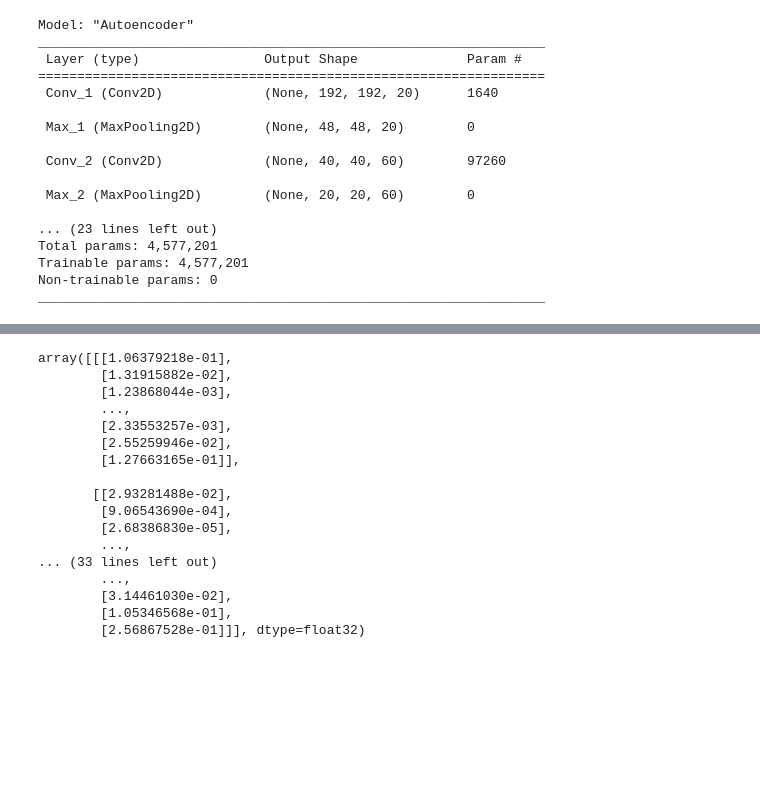
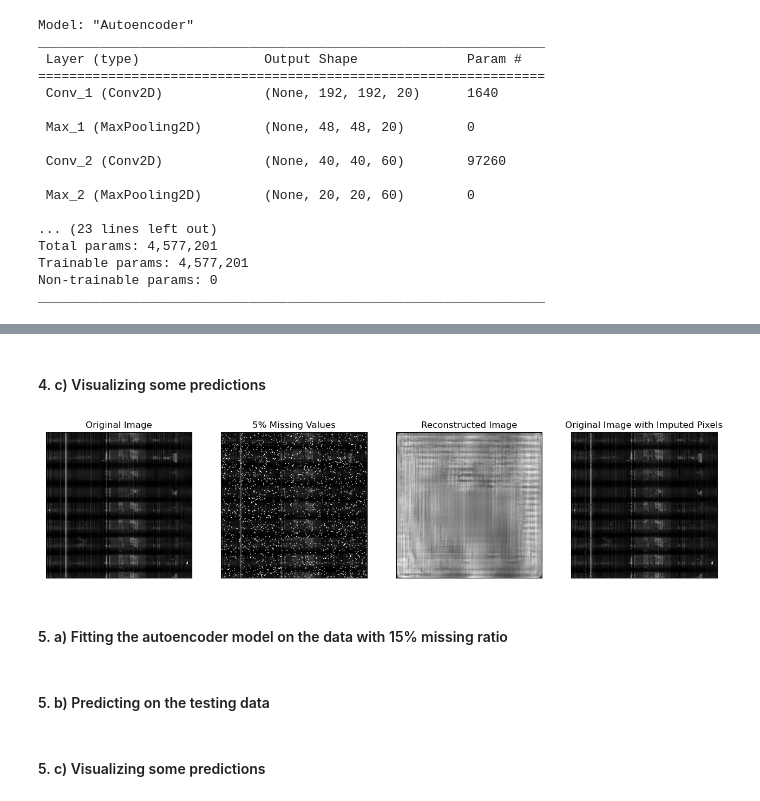
Before and after one commit to Evan-Callaghan/FieldsAcademy-NeuralNetworks, a Jupyter notebook: Project/Working/image_model.ipynb, the cells around one changed output, grey strips where cells are left out. Saved outputs shown, nothing was run; the diff lists cells and outputs as text; code cells hidden in the pictures; blank space fills up the shorter version.

```diff
--- a/Project/Working/image_model.ipynb
+++ b/Project/Working/image_model.ipynb
@@ -133,3 +159,3 @@ import numpy as np
 # %%
-autoencoder.fit(X_train, Y_train, epochs = 1, batch_size = None, shuffle = True, validation_data = (X_val, Y_val))
+autoencoder.fit(X_train_5, Y_train, epochs = 10, batch_size = 32, shuffle = True, validation_data = (X_val_5, Y_val))
 # %% [output]
@@ -140,3 +185,3 @@ autoencoder.fit(X_train, Y_train, epochs = 1, batch_size = None, shuffle = True,
 # %%
-decoded_val_images = autoencoder.predict(X_val)
+testing_preds_5 = autoencoder.predict(X_test_5)
 # %% [output]
@@ -221,20 +189,48 @@ plt.show()
-# %%
-decoded_val_images[0]
-# %% [output]
-array([[[1.06379218e-01],
-        [1.31915882e-02],
-        [1.23868044e-03],
-        ...,
-        [2.33553257e-03],
-        [2.55259946e-02],
-        [1.27663165e-01]],
-
-       [[2.93281488e-02],
-        [9.06543690e-04],
-        [2.68386830e-05],
-        ...,
-... (33 lines left out)
-        ...,
-        [3.14461030e-02],
-        [1.05346568e-01],
-        [2.56867528e-01]]], dtype=float32)
+# %% [markdown]
+#### 4. c) Visualizing some predictions
+# %%
+## Flattening the data-frames for easier computation
+X_test_flat = np.squeeze(X_test_5[1]).flatten()
+preds_flat = np.squeeze(testing_preds_5[1]).flatten()
+
+## Recording the indexes where Y_train had a missing value
+missing_idx = np.argwhere(X_test_flat == 1.0)
+
+## Filling in the missing values with the imputed pixel value
+X_test_flat[missing_idx] = preds_flat[missing_idx]
+
+## Returning the data-frames back to their original shape
+X_test_imputed = X_test_flat.reshape(200, 200)
+# %%
+plt.figure(figsize=(16, 7))
+ax = plt.subplot(1, 4, 1)
+plt.imshow(tf.squeeze(Y_test[1]), cmap = 'gray')
+plt.title("Original Image", fontsize = 12)
+plt.gray()
+ax.get_xaxis().set_visible(False)
+ax.get_yaxis().set_visible(False)
+
+ax = plt.subplot(1, 4, 2)
+plt.imshow(tf.squeeze(X_test_5[1]), cmap = 'gray')
+plt.title("5% Missing Values", fontsize = 12)
+plt.gray()
+ax.get_xaxis().set_visible(False)
+ax.get_yaxis().set_visible(False)
+
+ax = plt.subplot(1, 4, 3)
+plt.imshow(tf.squeeze(testing_preds_5[1]), cmap = 'gray')
+plt.title("Reconstructed Image", fontsize = 12)
+plt.gray()
+ax.get_xaxis().set_visible(False)
+ax.get_yaxis().set_visible(False)
+
+ax = plt.subplot(1, 4, 4)
+plt.imshow(tf.squeeze(X_test_imputed), cmap = 'gray')
+plt.title("Original Image with Imputed Pixels", fontsize = 12)
+plt.gray()
+ax.get_xaxis().set_visible(False)
+ax.get_yaxis().set_visible(False)
+# %% [output]
+[figure, added]
+# %% [markdown]
+#### 5. a) Fitting the autoencoder model on the data with 15% missing ratio
@@ -240,0 +239,2 @@ array([[[1.06379218e-01],
+# %% [markdown]
+#### 5. b) Predicting on the testing data
@@ -240,0 +243,2 @@ array([[[1.06379218e-01],
+# %% [markdown]
+#### 5. c) Visualizing some predictions
```
Also changed, not shown: parts of 37 cells of this notebook, 1 other file.
